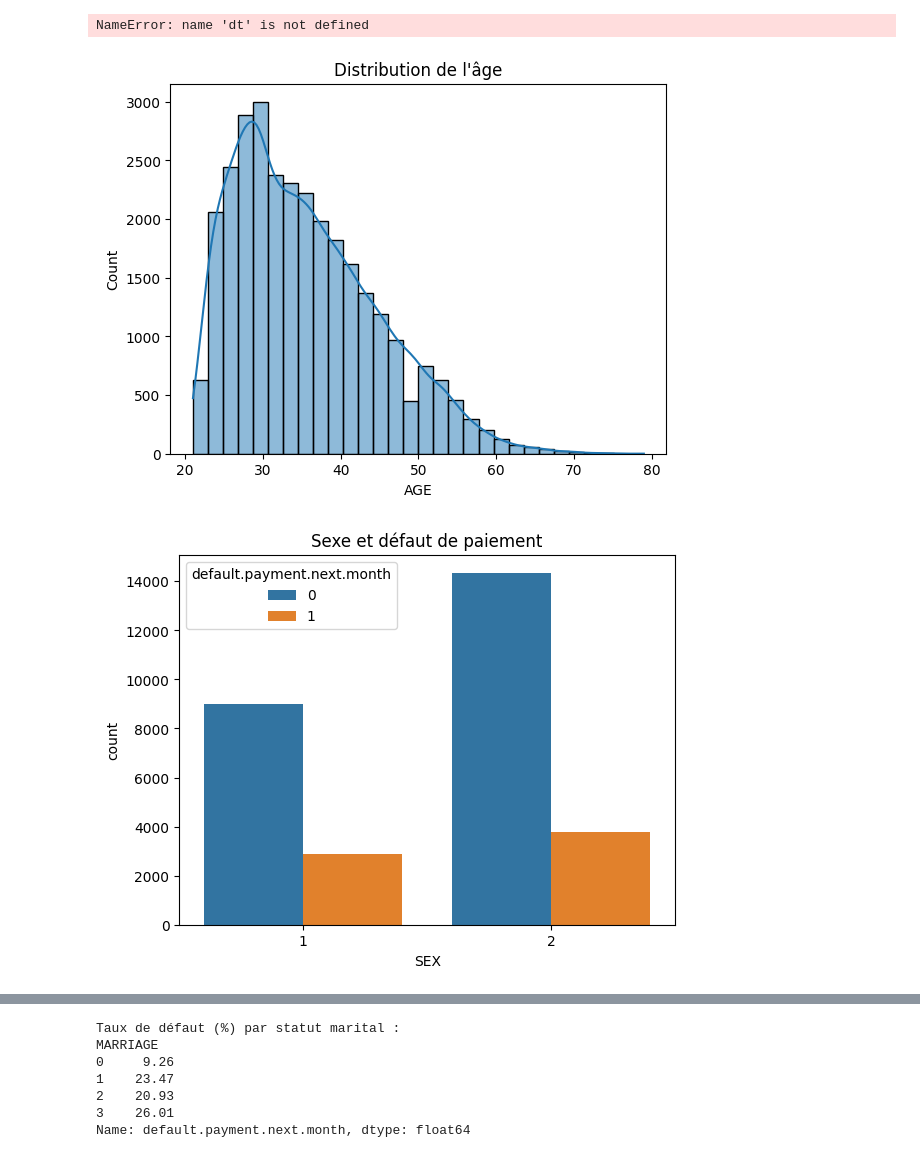
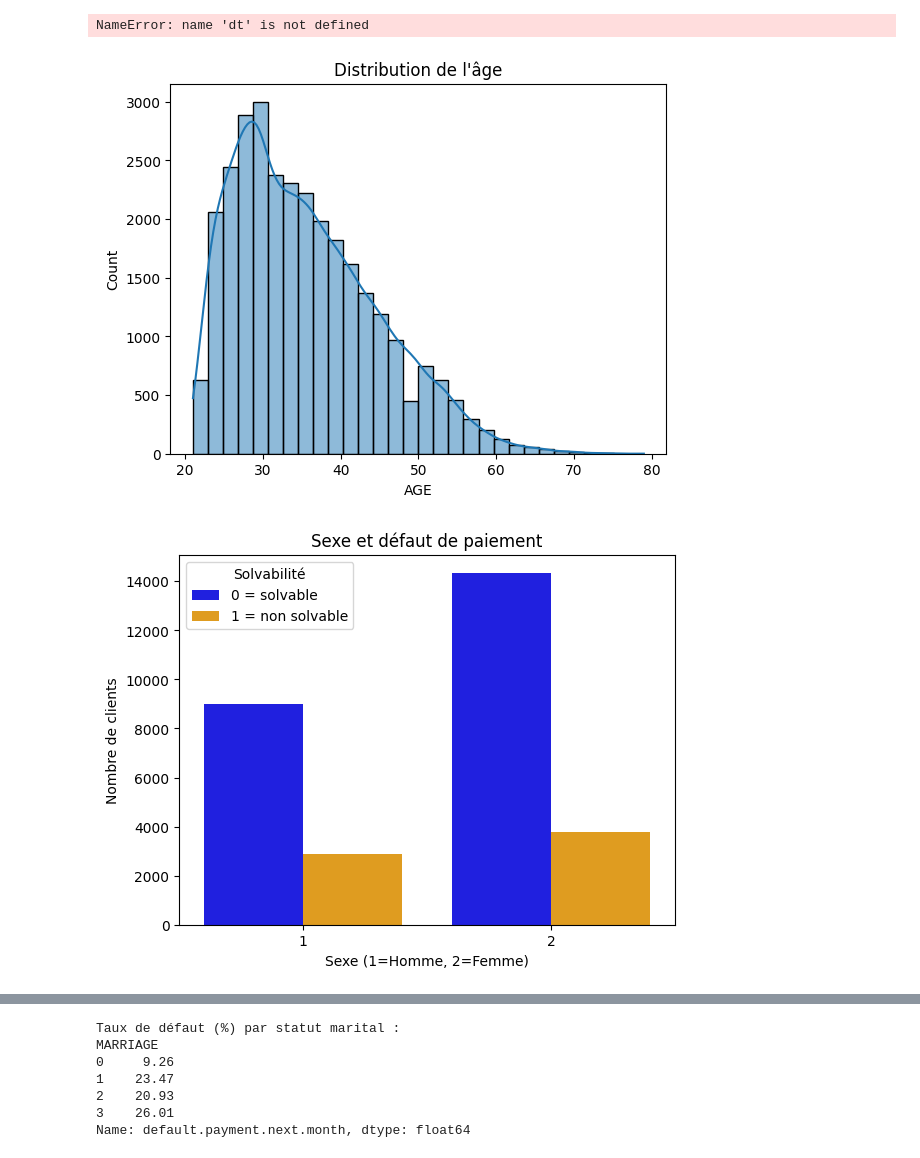
Before and after one commit to AymanBj99/Solvabilit-Client, a Jupyter notebook: notebooks/EDA.ipynb, the cells around one changed output, grey strips where cells are left out. Drawn from its saved outputs; the diff is of its cells as text; code cells hidden in the pictures.

```diff
--- a/notebooks/EDA.ipynb
+++ b/notebooks/EDA.ipynb
@@ -124,36 +124,64 @@ NameError: name 'dt' is not defined
 # %%
 import seaborn as sns
 import matplotlib.pyplot as plt
 
 # Distribution de l'âge
 sns.histplot(dt['AGE'], bins=30, kde=True)
 plt.title("Distribution de l'âge")
 plt.show()
 
-# Sexe vs défaut de paiement
-sns.countplot(x='SEX', hue='default.payment.next.month', data=dt)
+#distribution de sexe
+sns.countplot(x='SEX', hue='default.payment.next.month', data=dt, palette={0:'blue', 1:'orange'})
 plt.title("Sexe et défaut de paiement")
+plt.xlabel("Sexe (1=Homme, 2=Femme)")
+plt.ylabel("Nombre de clients")
+plt.legend(title="Solvabilité", labels=["0 = solvable", "1 = non solvable"])
 plt.show()
+
 
 #Education vs défaut de paiement
 sns.countplot(x='EDUCATION', hue="default.payment.next.month", data=dt)
 plt.title("Education et défaut de paiement")
 plt.show()
 
 # Statut marital vs défaut de paiement
 sns.countplot(x='MARRIAGE', hue='default.payment.next.month', data=dt)
 plt.title("Statut marital et défaut de paiement")
 plt.xlabel("Statut marital (1=Married, 2=Single, 3=Others)")
 plt.ylabel("Nombre de clients")
 plt.show()
 
 # Calcul du taux de défaut par statut marital
 marriage_default = dt.groupby("MARRIAGE")["default.payment.next.month"].mean()
 print("Taux de défaut (%) par statut marital :")
 print((marriage_default * 100).round(2))
+
+# Distribution de PAY_0
+sns.countplot(x='PAY_0', hue='default.payment.next.month', data=dt)
+plt.title("PAY_0 (statut remboursement septembre) vs défaut de paiement")
+plt.xlabel("Statut de remboursement (-1 = à temps, 1+ = retard en mois)")
+plt.ylabel("Nombre de clients")
+plt.show()
+
+
+pay_features = ['PAY_0', 'PAY_2', 'PAY_3', 'PAY_4', 'PAY_5', 'PAY_6']
+
+for col in pay_features:
+    plt.figure(figsize=(7,5))
+    sns.countplot(x=col, hue='default.payment.next.month', data=dt)
+    plt.title(f"{col} vs défaut de paiement")
+    plt.xlabel("Statut de remboursement (-1 = à temps, 0 = payé, 1+ = retard en mois)")
+    plt.ylabel("Nombre de clients")
+    plt.show()
+
+#Matrice de corrélation
+plt.figure(figsize=(12,10))
+sns.heatmap(dt.corr(), annot=True, fmt=".2f", cmap="coolwarm")
+plt.title("Matrice de corrélation")
+plt.show()
 # %% [output]
 [figure]
-[figure, old version]
+[figure, new version]
 [figure]
 [figure]
 Taux de défaut (%) par statut marital :
```
Also changed, not shown: parts of 1 cell of this notebook.
